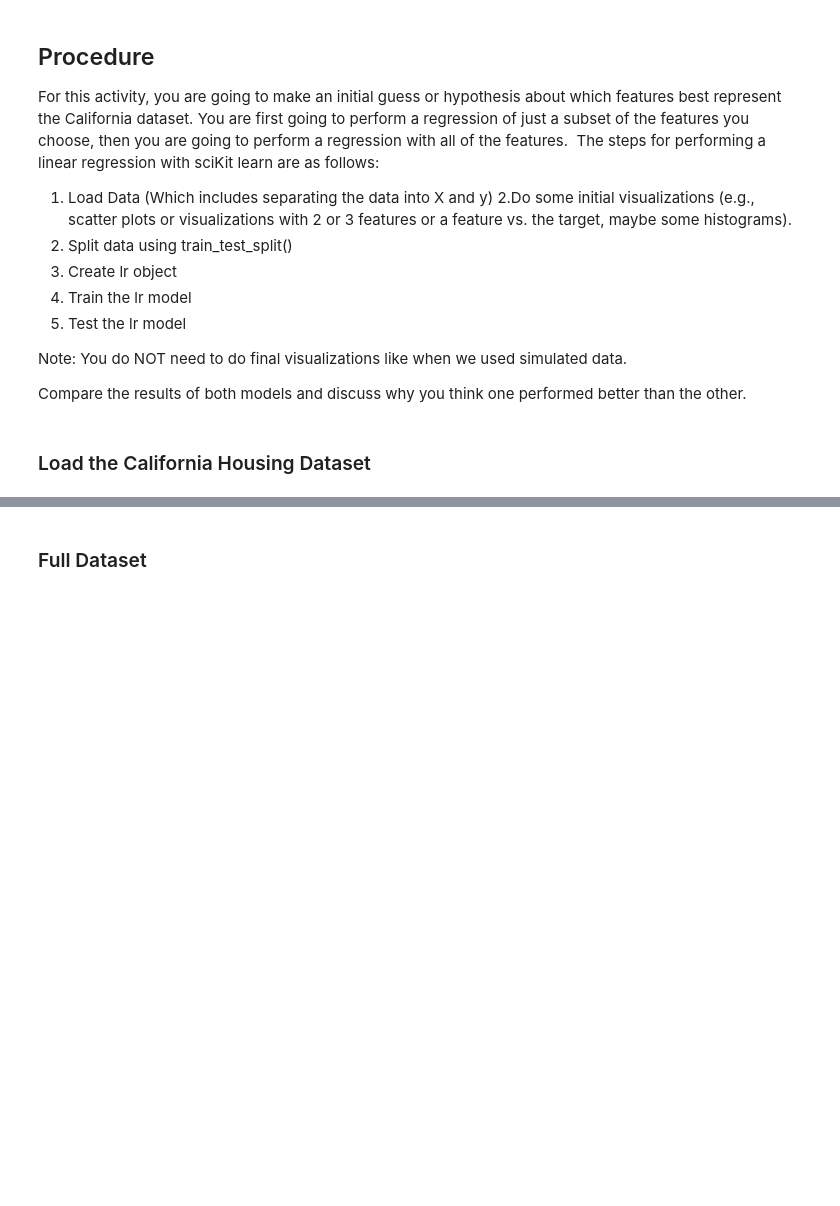
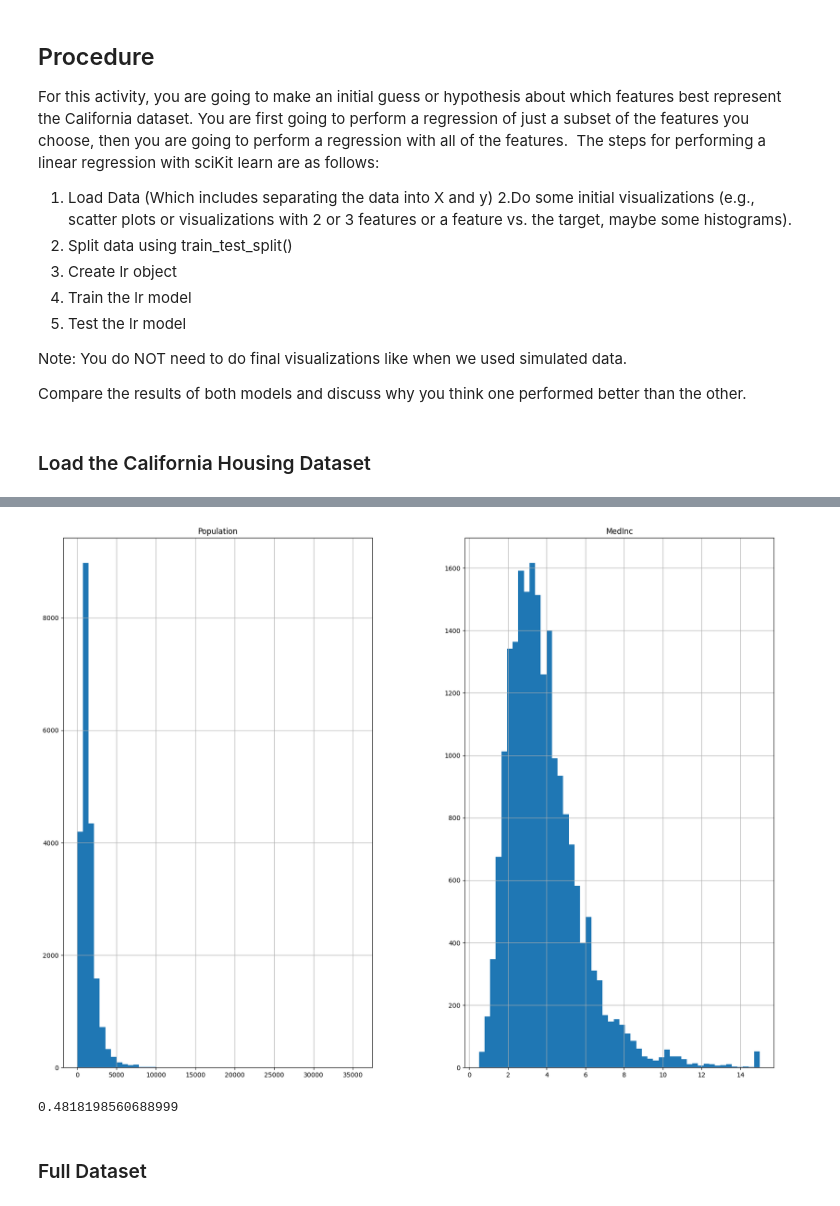
Before and after one commit to gordmo/DataScience-303, a Jupyter notebook: ASSIGNMENTS/california_regression.ipynb, the cells around one changed output, grey strips where cells are left out. Cells and saved outputs as stored; diff of their text form; code cells hidden in the pictures; blank space fills up the shorter version.

```diff
--- a/ASSIGNMENTS/california_regression.ipynb
+++ b/ASSIGNMENTS/california_regression.ipynb
@@ -50,10 +51,15 @@ Answer:
 # %%
-#Load dataset
-X = data
+#Load dataset (only population and medinc columns)
+X = data[['Population', 'MedInc']]
 y = housing.target
+
+#Plot data
+X.hist(bins=50, figsize=(20,15))
 
 #Split data into testing and training
 X_train, X_test, y_train, y_test = train_test_split(X, y, test_size=0.2)
+# %% [output]
+[figure, added]
 # %%
 #Create lr object
 lr = LinearRegression()
@@ -63,5 +69,7 @@ lr.fit(X_train, y_train)
 
 #Test model
 lr.score(X_test, y_test)
+# %% [output]
+0.4818198560688999
 # %% [markdown]
 ### Full Dataset
```
Also changed, not shown: parts of 8 cells of this notebook, 3 other files.
